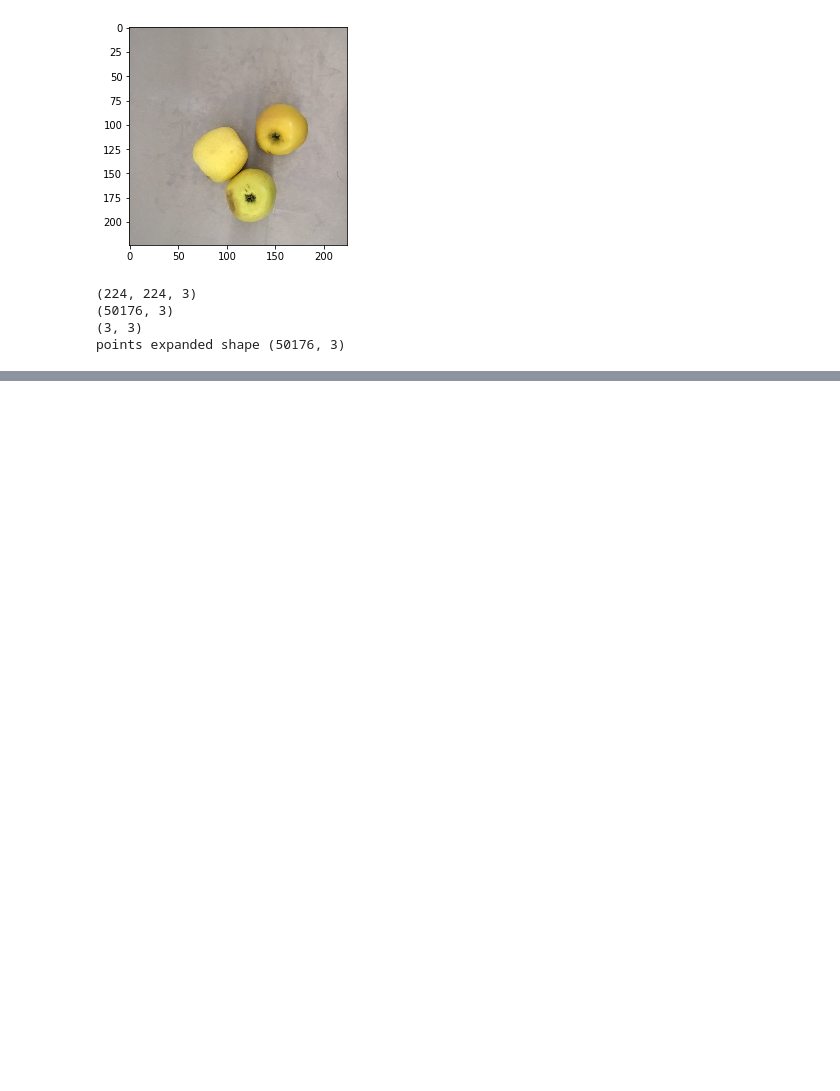
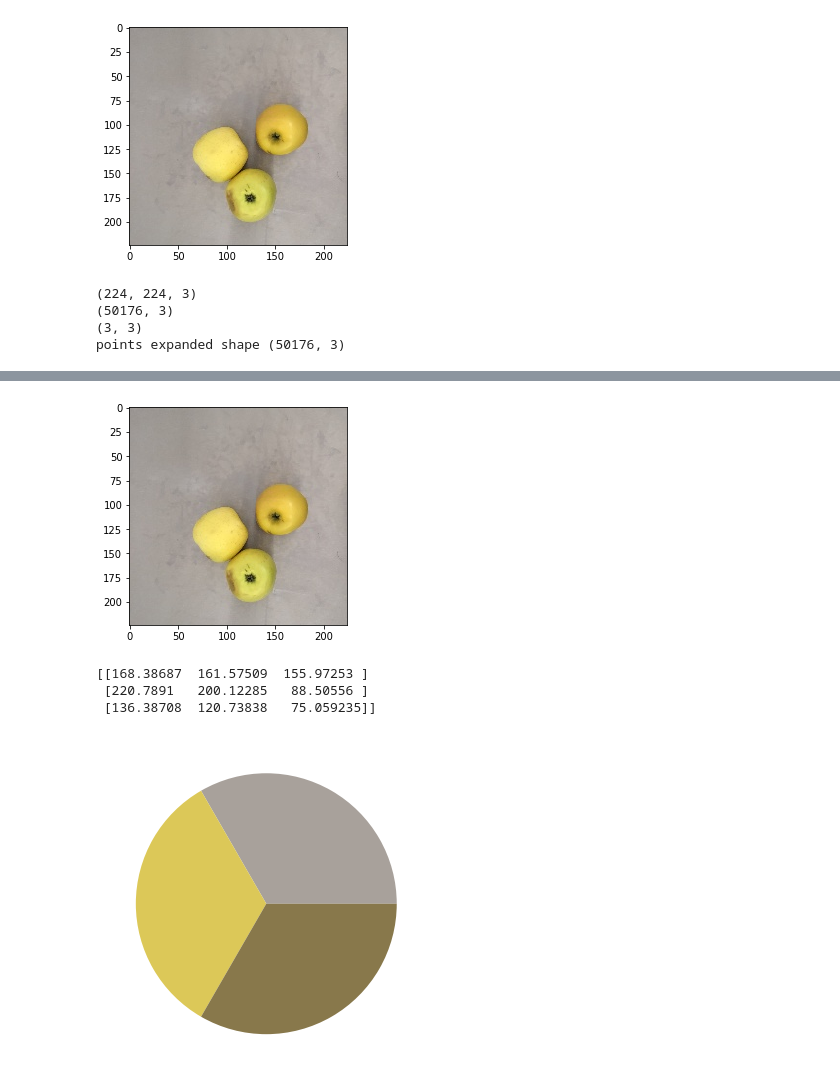
Before and after one commit to jluisrojas/FruterIA, a Jupyter notebook: src/notebooks/tf_kmeans.ipynb, the cells around one changed output, grey strips where cells are left out. Drawn from its saved outputs; the diff is of its cells as text; code cells hidden in the pictures; blank space fills up the shorter version.

```diff
--- a/src/notebooks/tf_kmeans.ipynb
+++ b/src/notebooks/tf_kmeans.ipynb
@@ -147,0 +192,27 @@ TypeError: 'int' object is not iterable
+# %%
+def test_image(image_path):
+    image = cv2.imread(image_path)
+    image = cv2.cvtColor(image, cv2.COLOR_BGR2RGB)
+    plt.imshow(image)
+    plt.show()
+
+    image_tensor2 = tf.convert_to_tensor(image)
+
+    k_means = KMeans(3, 20)
+    colors = k_means.predict(image_tensor2)
+    colors = colors.numpy()
+    print(colors)
+
+    hex_colors = [RGB2HEX(c) for c in colors]
+
+    plt.figure(figsize = (8, 6))
+    plt.pie([3, 3, 3], colors=hex_colors)
+    plt.show()
+# %%
+test_image("test_images/apple_01.JPG")
+# %% [output]
+[figure, added]
+[[168.38687  161.57509  155.97253 ]
+ [220.7891   200.12285   88.50556 ]
+ [136.38708  120.73838   75.059235]]
+[figure, added]
```
Also changed, not shown: parts of 9 cells of this notebook, 2 other files.
